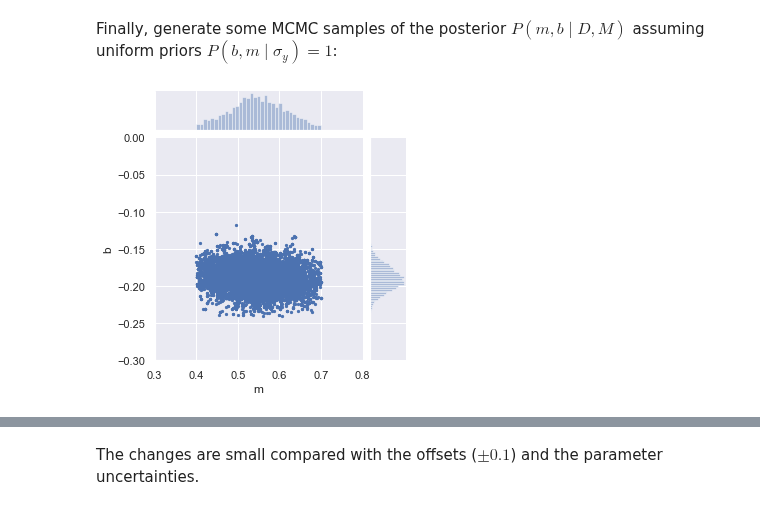
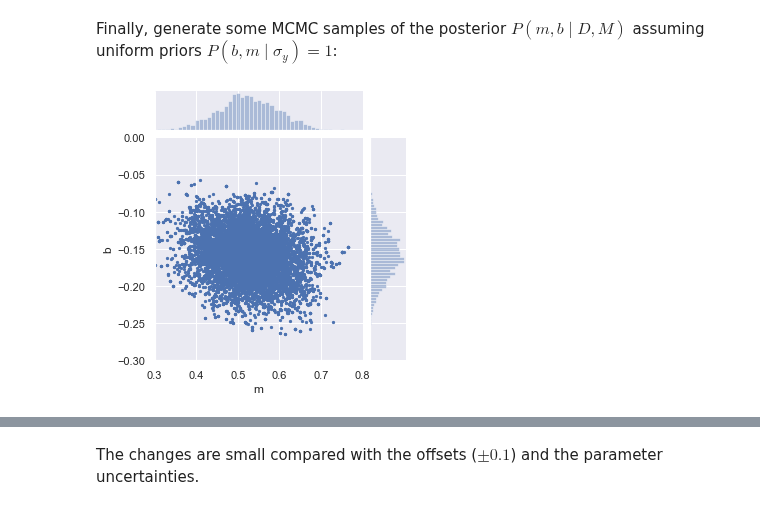
Before and after one commit to dkirkby/kavli2019, a Jupyter notebook: Lecture1.ipynb, the cells around one changed output, grey strips where cells are left out. Saved outputs shown, nothing was run; the diff lists cells and outputs as text; code cells hidden in the pictures.

```diff
--- a/Lecture1.ipynb
+++ b/Lecture1.ipynb
@@ -821,9 +819,10 @@ samples = MCMC_sample(loglike, m=[m_true], b=[b_true],
 # %%
 def jointplot(x, y, data):
     sns.jointplot(x, y, data, xlim=(0.3,0.8), ylim=(-0.3,0.0), stat_func=None, height=4.5, joint_kws={'s': 5});
-# %%
-jointplot('m', 'b', samples)
-# %% [output]
-[figure, removed]
+# %%
+samples = MCMC(loglike, m=[m_true], b=[b_true])
+jointplot('m', 'b', samples)
+# %% [output]
+[figure, added]
 # %% [markdown]
 We always require a starting point to generate MCMC samples. In the last example, we used the true parameter values as starting points:
```
Also changed, not shown: parts of 8 cells of this notebook.
